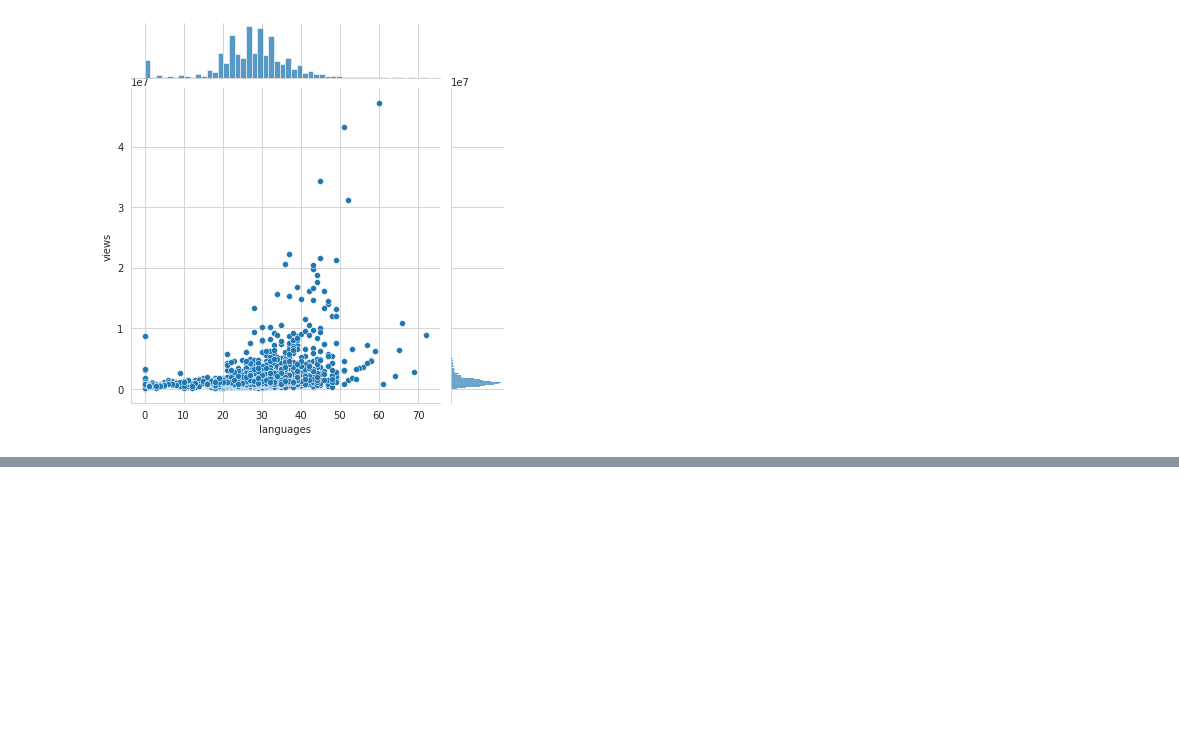
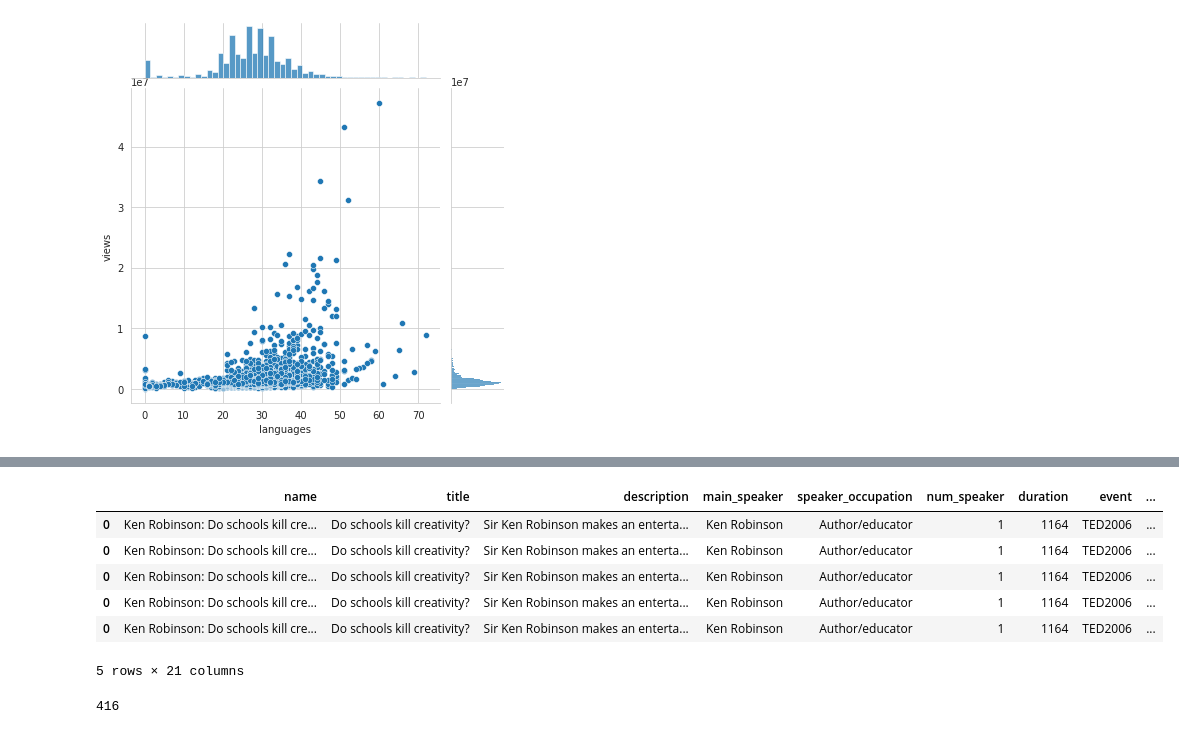
Before and after one commit to jungeun0121/kaggle, a Jupyter notebook: transcription)TED talks.ipynb, the cells around one changed output, grey strips where cells are left out. Cells and saved outputs as stored; diff of their text form; code cells hidden in the pictures; blank space fills up the shorter version.

```diff
--- a/transcription)TED talks.ipynb
+++ b/transcription)TED talks.ipynb
@@ -697,0 +790,15 @@ plt.show()
+# %%
+theme_df = df.drop('tags', axis=1).join(s)
+theme_df.head()
+# %% [output]
+|  | name | title | description | main_speaker | speaker_occupation | num_speaker | duration | event | ... |
+| 0 | Ken Robinson: Do schools kill cre... | Do schools kill creativity? | Sir Ken Robinson makes an enterta... | Ken Robinson | Author/educator | 1 | 1164 | TED2006 | ... |
+| 0 | Ken Robinson: Do schools kill cre... | Do schools kill creativity? | Sir Ken Robinson makes an enterta... | Ken Robinson | Author/educator | 1 | 1164 | TED2006 | ... |
+| 0 | Ken Robinson: Do schools kill cre... | Do schools kill creativity? | Sir Ken Robinson makes an enterta... | Ken Robinson | Author/educator | 1 | 1164 | TED2006 | ... |
+| 0 | Ken Robinson: Do schools kill cre... | Do schools kill creativity? | Sir Ken Robinson makes an enterta... | Ken Robinson | Author/educator | 1 | 1164 | TED2006 | ... |
+| 0 | Ken Robinson: Do schools kill cre... | Do schools kill creativity? | Sir Ken Robinson makes an enterta... | Ken Robinson | Author/educator | 1 | 1164 | TED2006 | ... |
+5 rows × 21 columns
+# %%
+len(theme_df['theme'].value_counts())
+# %% [output]
+416
```
Also changed, not shown: parts of 16 cells of this notebook.
